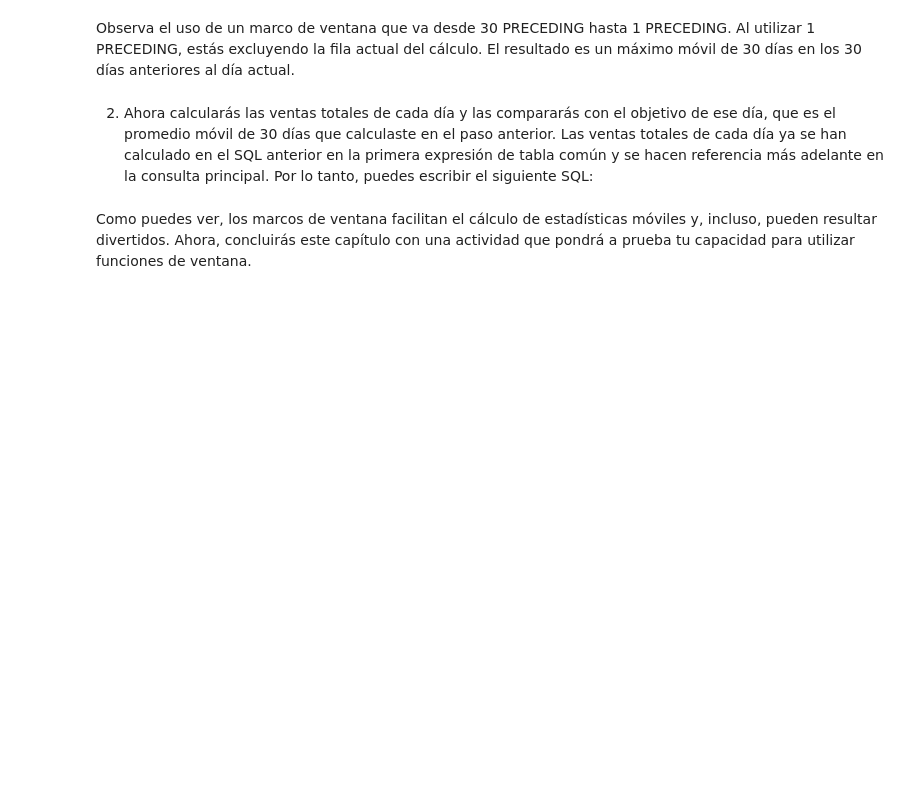
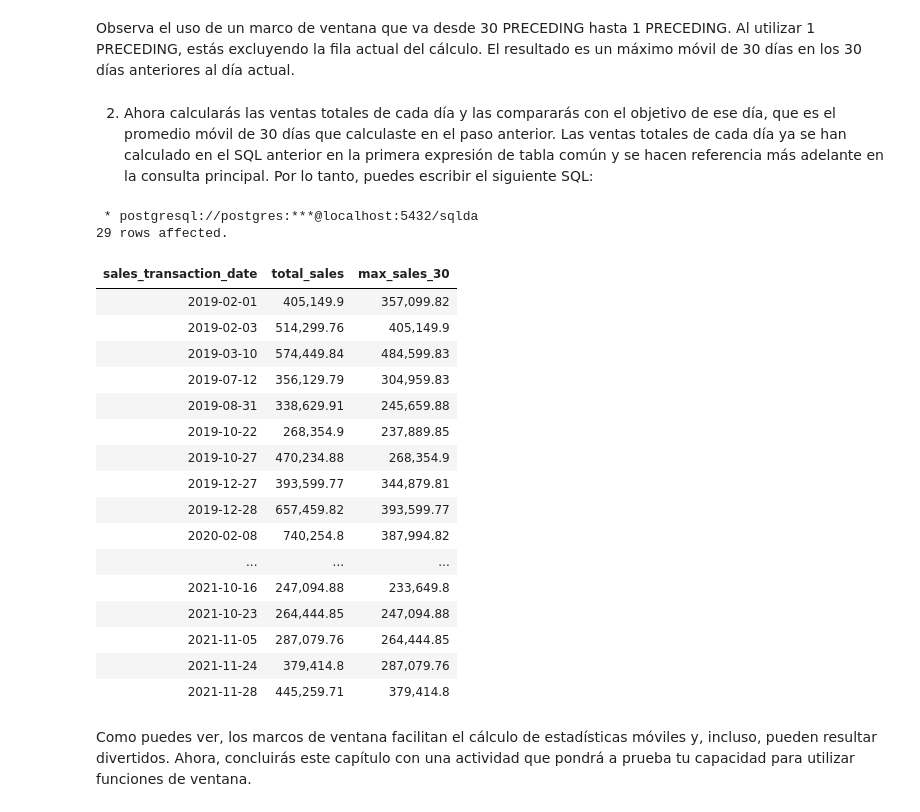
Before and after one commit to limspiga/data-modeling, a Jupyter notebook: 05_data_modeling_for_marketing.ipynb, the cells around one changed output. Cells and saved outputs as stored; diff of their text form; code cells hidden in the pictures; blank space fills up the shorter version.

```diff
--- a/05_data_modeling_for_marketing.ipynb
+++ b/05_data_modeling_for_marketing.ipynb
@@ -681,69 +743,56 @@ Observa el uso de un marco de ventana que va desde 30 PRECEDING hasta 1 PRECEDIN
 # %% [markdown]
 2. Ahora calcularás las ventas totales de cada día y las compararás con el objetivo de ese día, que es el promedio móvil de 30 días que calculaste en el paso anterior. Las ventas totales de cada día ya se han calculado en el SQL anterior en la primera expresión de tabla común y se hacen referencia más adelante en la consulta principal. Por lo tanto, puedes escribir el siguiente SQL:
 # %%
--- Question 2
-WITH
-  daily_sales as (
-    SELECT
-      sales_transaction_date::DATE,
-      SUM(sales_amount) as total_sales
-    FROM
-      sales
-    GROUP BY
-      1
-  ),
-  sales_stats_30 AS (
-    SELECT
-      sales_transaction_date,
-      total_sales,
-      MAX(total_sales) OVER (
-        ORDER BY sales_transaction_date
-        ROWS BETWEEN 30 PRECEDING and 1 PRECEDING
-      ) AS max_sales_30
-    FROM
-      daily_sales
-    ORDER BY
-      1
-  )
-SELECT
-  sales_transaction_date,
-  total_sales,
-  max_sales_30
-FROM
-  sales_stats_30
-WHERE
-  sales_transaction_date>='2019-01-01';
-
--- Step 3
+%%sql
 WITH
   daily_sales as (
     SELECT
       sales_transaction_date::DATE,
       SUM(sales_amount) as total_sales
     FROM sales
     GROUP BY 1
   ),
   sales_stats_30 AS (
     SELECT
       sales_transaction_date,
       total_sales,
       MAX(total_sales) OVER (
         ORDER BY sales_transaction_date
         ROWS BETWEEN 30 PRECEDING and 1 PRECEDING
       ) AS max_sales_30
     FROM
       daily_sales
     ORDER BY 1
   )
 SELECT
   sales_transaction_date,
-  total_sales,
-  max_sales_30
+  to_char(total_sales, 'FM999G999G999D99') total_sales,
+  to_char(max_sales_30, 'FM999G999G999D99') max_sales_30
 FROM
   sales_stats_30
 WHERE
   total_sales > max_sales_30
 AND
   sales_transaction_date>='2019-01-01';
+# %% [output]
+ * postgresql://postgres:***@localhost:5432/sqlda
+29 rows affected.
+| sales_transaction_date | total_sales | max_sales_30 |
+| 2019-02-01 | 405,149.9 | 357,099.82 |
+| 2019-02-03 | 514,299.76 | 405,149.9 |
+| 2019-03-10 | 574,449.84 | 484,599.83 |
+| 2019-07-12 | 356,129.79 | 304,959.83 |
+| 2019-08-31 | 338,629.91 | 245,659.88 |
+| 2019-10-22 | 268,354.9 | 237,889.85 |
+| 2019-10-27 | 470,234.88 | 268,354.9 |
+| 2019-12-27 | 393,599.77 | 344,879.81 |
+| 2019-12-28 | 657,459.82 | 393,599.77 |
+| 2020-02-08 | 740,254.8 | 387,994.82 |
+| ... | ... | ... |
+| 2021-10-16 | 247,094.88 | 233,649.8 |
+| 2021-10-23 | 264,444.85 | 247,094.88 |
+| 2021-11-05 | 287,079.76 | 264,444.85 |
+| 2021-11-24 | 379,414.8 | 287,079.76 |
+| 2021-11-28 | 445,259.71 | 379,414.8 |
 # %% [markdown]
 Como puedes ver, los marcos de ventana facilitan el cálculo de estadísticas móviles y, incluso, pueden resultar divertidos. Ahora, concluirás este capítulo con una actividad que pondrá a prueba tu capacidad para utilizar funciones de ventana.
```
Also changed, not shown: parts of 29 cells of this notebook.
